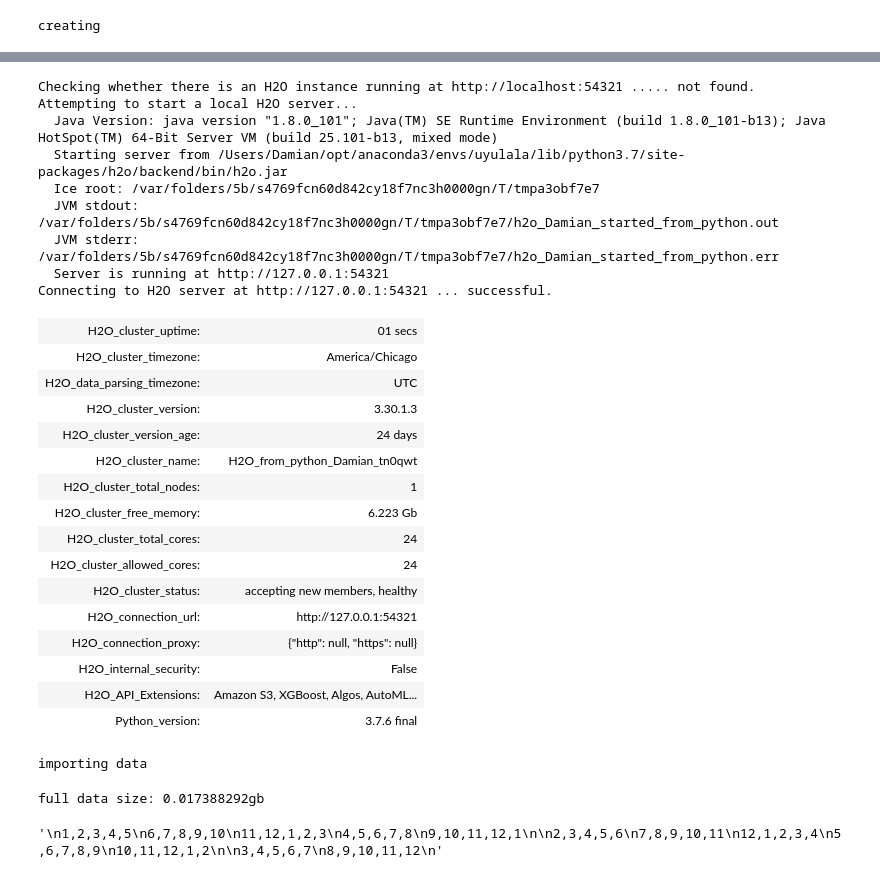
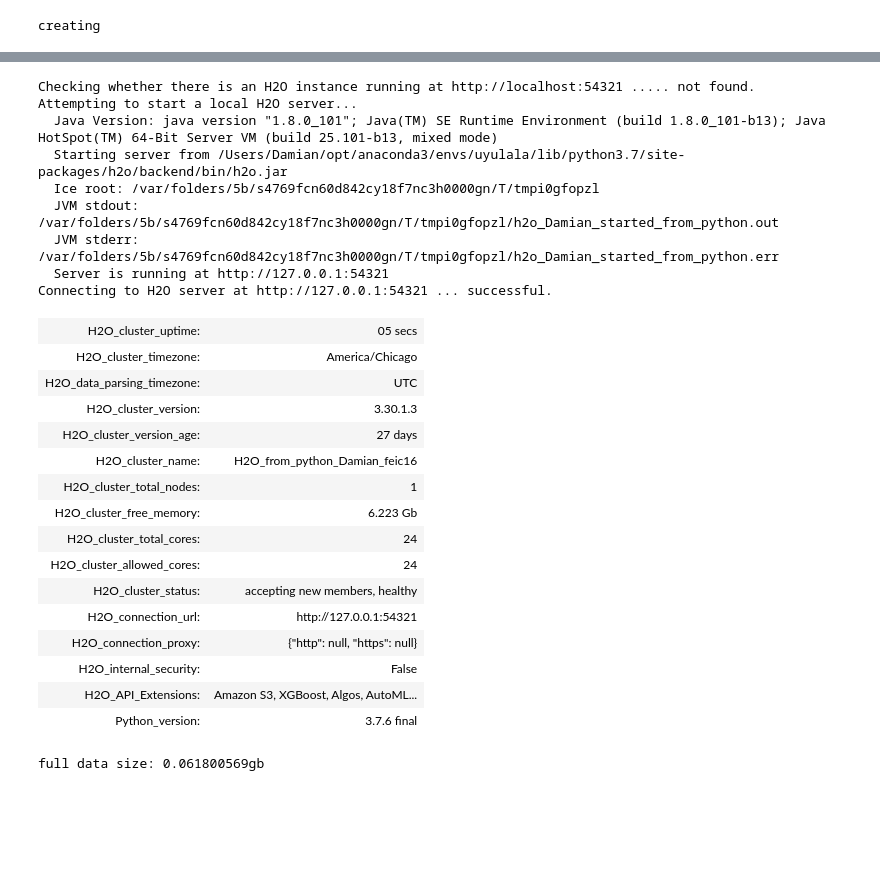
Before and after one commit to TalkData2Me/uyulala, a Jupyter notebook: greatRiddleGate/testing.ipynb, the cells around one changed output, grey strips where cells are left out. Cells and saved outputs as stored; diff of their text form; code cells hidden in the pictures; blank space fills up the shorter version.

Commit message:
switch to parquet. random freezing with label-making and hyperparameter search

```diff
--- a/greatRiddleGate/testing.ipynb
+++ b/greatRiddleGate/testing.ipynb
@@ -150,37 +143,38 @@ Done labelling data
 # %%
 
 ##################################################################################
 ##########################       Load Data       #################################
 ##################################################################################
-
+try: h2o.cluster().shutdown()
+except: pass
 
 import h2o
 from h2o.automl import H2OAutoML
 from h2o.estimators.gbm import H2OGradientBoostingEstimator
 from h2o.grid.grid_search import H2OGridSearch
 from h2o.frame import H2OFrame
 
 try:
     h2o.init(nthreads = -1,max_mem_size="%sG" % int(totMem/1500000000/1.5),min_mem_size="%sG" % int(availMem/1500000000/1.5))
 except:
     time.sleep(20)
     h2o.init(nthreads = -1,max_mem_size="%sG" % int(totMem/1500000000/1.5),min_mem_size="%sG" % int(availMem/1500000000/1.5))
 # %% [output]
 Checking whether there is an H2O instance running at http://localhost:54321 ..... not found.
 Attempting to start a local H2O server...
   Java Version: java version "1.8.0_101"; Java(TM) SE Runtime Environment (build 1.8.0_101-b13); Java HotSpot(TM) 64-Bit Server VM (build 25.101-b13, mixed mode)
   Starting server from /Users/Damian/opt/anaconda3/envs/uyulala/lib/python3.7/site-packages/h2o/backend/bin/h2o.jar
-  Ice root: /var/folders/5b/s4769fcn60d842cy18f7nc3h0000gn/T/tmpa3obf7e7
-  JVM stdout: /var/folders/5b/s4769fcn60d842cy18f7nc3h0000gn/T/tmpa3obf7e7/h2o_Damian_started_from_python.out
-  JVM stderr: /var/folders/5b/s4769fcn60d842cy18f7nc3h0000gn/T/tmpa3obf7e7/h2o_Damian_started_from_python.err
+  Ice root: /var/folders/5b/s4769fcn60d842cy18f7nc3h0000gn/T/tmpi0gfopzl
+  JVM stdout: /var/folders/5b/s4769fcn60d842cy18f7nc3h0000gn/T/tmpi0gfopzl/h2o_Damian_started_from_python.out
+  JVM stderr: /var/folders/5b/s4769fcn60d842cy18f7nc3h0000gn/T/tmpi0gfopzl/h2o_Damian_started_from_python.err
   Server is running at http://127.0.0.1:54321
 Connecting to H2O server at http://127.0.0.1:54321 ... successful.
-| H2O_cluster_uptime: | 01 secs |
+| H2O_cluster_uptime: | 05 secs |
 | H2O_cluster_timezone: | America/Chicago |
 | H2O_data_parsing_timezone: | UTC |
 | H2O_cluster_version: | 3.30.1.3 |
-| H2O_cluster_version_age: | 24 days |
-| H2O_cluster_name: | H2O_from_python_Damian_tn0qwt |
+| H2O_cluster_version_age: | 27 days |
+| H2O_cluster_name: | H2O_from_python_Damian_feic16 |
 | H2O_cluster_total_nodes: | 1 |
 | H2O_cluster_free_memory: | 6.223 Gb |
 | H2O_cluster_total_cores: | 24 |
@@ -191,10 +185,3 @@ Connecting to H2O server at http://127.0.0.1:54321 ... successful.
 | H2O_internal_security: | False |
 | H2O_API_Extensions: | Amazon S3, XGBoost, Algos, AutoML... |
 | Python_version: | 3.7.6 final |
-importing data
-# %%
-dataSize = sum(f.stat().st_size for f in Path(os.path.join(uyulala.dataDir,'transformed',folderName)).glob('**/*') if f.is_file() ) + sum(f.stat().st_size for f in Path(os.path.join(uyulala.dataDir,'labeled',folderName)).glob('**/*') if f.is_file() )
-ratio = ((availMem/2000000000) / (20.0000000000000)) / (dataSize/1000000000)
-print('full data size: {}gb'.format(dataSize/1000000000.00))
-# %% [output]
-full data size: 0.017388292gb
@@ -205,19 +187,0 @@ ootMonths = YrMos[-int(len(YrMos)*0.1):] #use latest 10% of months as holdout se
-# %%
-'''
-1,2,3,4,5
-6,7,8,9,10
-11,12,1,2,3
-4,5,6,7,8
-9,10,11,12,1
-
-2,3,4,5,6
-7,8,9,10,11
-12,1,2,3,4
-5,6,7,8,9
-10,11,12,1,2
-
-3,4,5,6,7
-8,9,10,11,12
-'''
-# %% [output]
-'\n1,2,3,4,5\n6,7,8,9,10\n11,12,1,2,3\n4,5,6,7,8\n9,10,11,12,1\n\n2,3,4,5,6\n7,8,9,10,11\n12,1,2,3,4\n5,6,7,8,9\n10,11,12,1,2\n\n3,4,5,6,7\n8,9,10,11,12\n'
@@ -225,0 +188,25 @@ ootMonths = YrMos[-int(len(YrMos)*0.1):] #use latest 10% of months as holdout se
+# %%
+### IMPORT DATA FOR HYPERPARAMETER TUNING
+YrMos = [str(f)[-6:] for f in Path(os.path.join(uyulala.dataDir,'labeled',folderName)).glob('**/*') if f.is_dir()]
+YrMos = [f for f in YrMos if f.startswith('20') | f.startswith('19')]
+ootMonths = YrMos[-int(len(YrMos)*0.1):] #use latest 10% of months as holdout set
+
+dataSize = sum(f.stat().st_size for f in Path(os.path.join(uyulala.dataDir,'transformed',folderName)).glob('**/*') if f.is_file() \
+               & ~any([x in str(f) for x in ['YearMo=' + sub for sub in ootMonths] ]) ) \
+            + sum(f.stat().st_size for f in Path(os.path.join(uyulala.dataDir,'labeled',folderName)).glob('**/*') if f.is_file() \
+               & ~any([x in str(f) for x in ['YearMo=' + sub for sub in ootMonths] ]) )
+ratio = ((availMem/2000000000) / (20.0000000000000)) / (dataSize/1000000000)
+print('full data size: {}gb'.format(dataSize/1000000000.00))
+
+transformed_files = ['YearMo='+str(f).split('YearMo=')[1] for f in Path(os.path.join(uyulala.dataDir,'transformed',folderName)).glob('**/*') if f.is_file() \
+               & ~any([x in str(f) for x in ['YearMo=' + sub for sub in ootMonths] ]) ]
+
+if ratio < 0.98:
+    print('reducing file size by {}%'.format(100*(1-ratio)))
+    k=math.ceil(len(transformed_files)*ratio)
+    sampledFiles=random.choices(transformed_files, k=max(1,min(k,len(transformed_files))))
+else:
+    sampledFiles=transformed_files
+#print('Files to use: {}'.format(sampledFiles))
+# %% [output]
+full data size: 0.061800569gb
```
Also changed, not shown: parts of 13 cells of this notebook, 1 other file.
